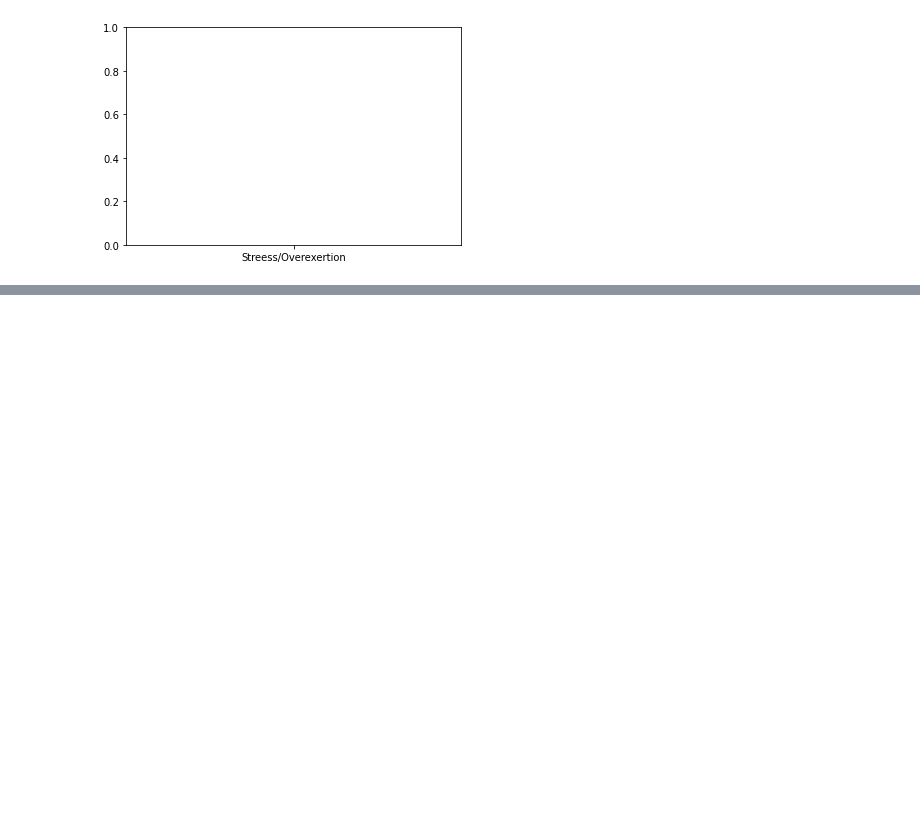
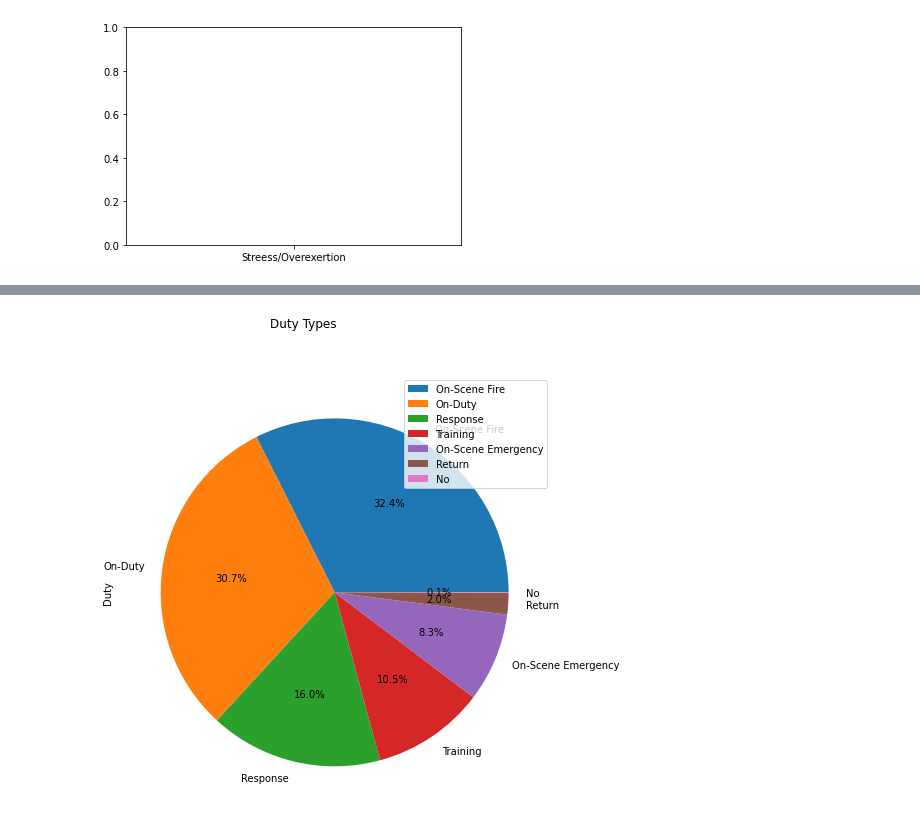
Before and after one commit to Shelf0/DB_Build-GeoMappingFDNY, a Jupyter notebook: Fatalities_Analysis.ipynb, the cells around one changed output, grey strips where cells are left out. Saved outputs shown, nothing was run; the diff lists cells and outputs as text; code cells hidden in the pictures; blank space fills up the shorter version.

```diff
--- a/Fatalities_Analysis.ipynb
+++ b/Fatalities_Analysis.ipynb
@@ -161,0 +219,3 @@ ValueError: shape mismatch: objects cannot be broadcast to a single shape
+# %%
+PTG3_df = pd.DataFrame(FD_df['Duty'].value_counts())
+PTG3_df
@@ -161,0 +231,4 @@ ValueError: shape mismatch: objects cannot be broadcast to a single shape
+# %%
+plot = PTG3_df.plot.pie(subplots=True, autopct="%1.1f%%", title = "Duty Types", figsize=(35, 8))
+# %% [output]
+[figure, added]
```
Also changed, not shown: parts of 9 cells of this notebook.
